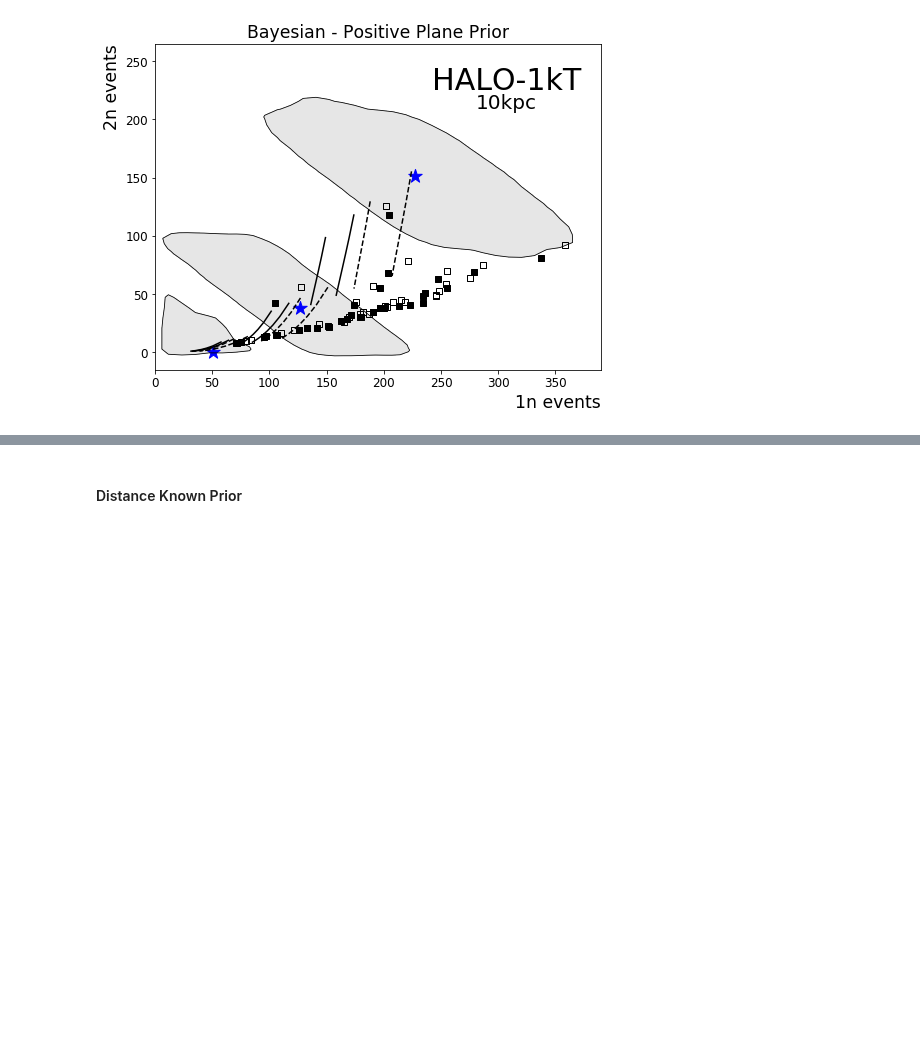
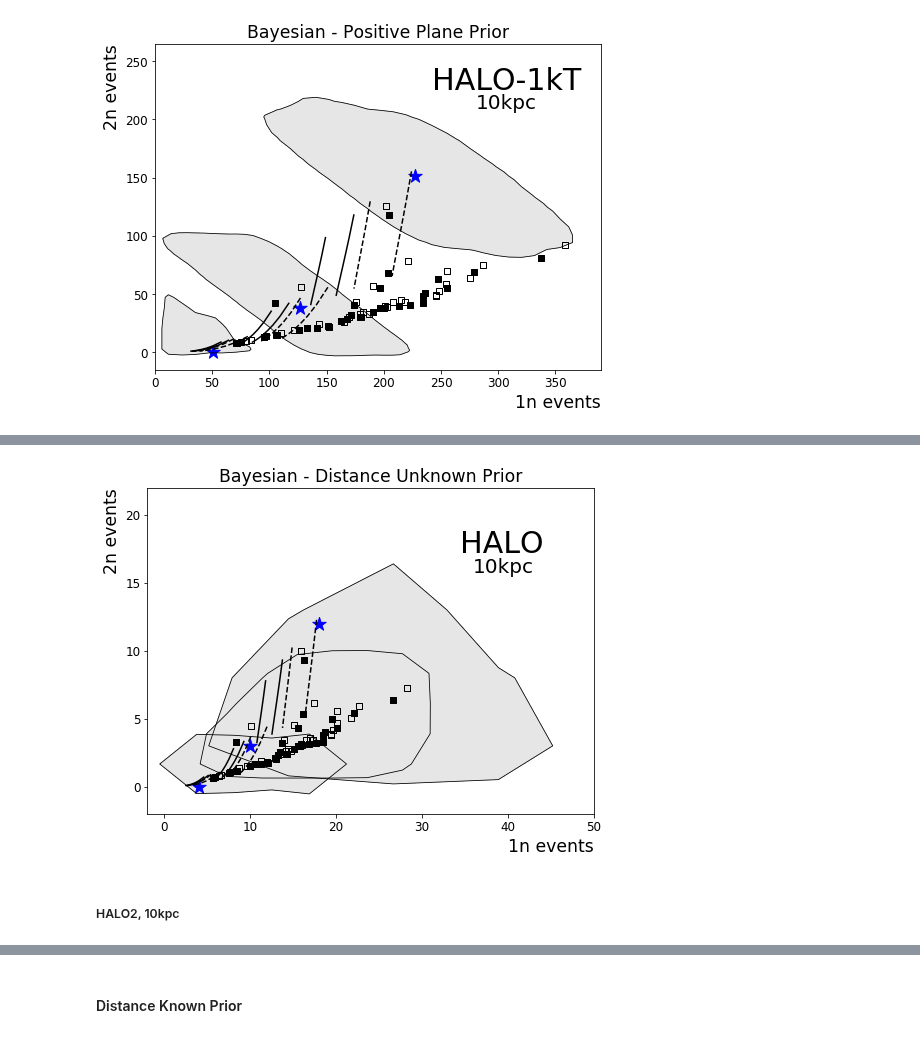
Before and after one commit to jfcrenshaw/halo, a Jupyter notebook: unfolding_plots.ipynb, the cells around one changed output, grey strips where cells are left out. Drawn from its saved outputs; the diff is of its cells as text; code cells hidden in the pictures; blank space fills up the shorter version.

```diff
--- a/unfolding_plots.ipynb
+++ b/unfolding_plots.ipynb
@@ -440,0 +494,5 @@ plt.show()
+# %%
+# Data for HALO 1, 10kpc, 18v12 10vs3 4v0
+h1_10kpc_18v12_1n, h1_10kpc_18v12_2n = np.load(unfolded_location+'halo1_10kpc_18v12_unfolded_bayesian_distUnknown.npy')
+h1_10kpc_10v3_1n,  h1_10kpc_10v3_2n  = np.load(unfolded_location+'halo1_10kpc_10v3_unfolded_bayesian_distUnknown.npy')
+h1_10kpc_4v0_1n,   h1_10kpc_4v0_2n   = np.load(unfolded_location+'halo1_10kpc_4v0_unfolded_bayesian_distUnknown.npy')
@@ -440,0 +536,42 @@ plt.show()
+# %%
+# HALO 1, 10kpc, 4vs0
+xmin = -5; xmax = 30; ymin = -5; ymax = 15
+xres = 30j; yres = 30j
+oneN_, twoN_ = density_cut(h1_10kpc_4v0_1n,h1_10kpc_4v0_2n,xmin,xmax,ymin,ymax,xres,yres,trim=True,cut=0.1)
+xres = 9j; yres = 10j
+xBdu2_3,yBdu2_3,zBdu2_3,cutBdu2_3 = density_cut(oneN_, twoN_,xmin,xmax,ymin,ymax,xres,yres,cut=0.05)
+#fig,ax = plt.subplots(1,1,figsize=figsize)
+#contours(xBdu2_3,yBdu2_3,zBdu2_3,cutBdu2_3,ax)
+#scatter(h1_10kpc_4v0_1n,h1_10kpc_4v0_2n,ax)
+#scatter(oneN_,twoN_,ax)
+# %%
+# Figure for HALO 1, 10kpc, 18v12 10vs3 4v0
+figBdu2,axBdu2 = plt.subplots(1,1,figsize=figsize)
+
+contours(xBdu2_1,yBdu2_1,zBdu2_1,cutBdu2_1,axBdu2)
+contours(xBdu2_2,yBdu2_2,zBdu2_2,cutBdu2_2,axBdu2)
+contours(xBdu2_3,yBdu2_3,zBdu2_3,cutBdu2_3,axBdu2)
+
+other_sn_models(axBdu2,1,10,False)
+snowglobes_curves(axBdu2,1,10,False)
+
+# Truth values
+Truth = [[18,10,4],[12,3,0]]
+axBdu2.scatter(Truth[0],Truth[1],color='b',marker='*',s=truth_size)
+
+# Title
+axBdu2.set_title('Bayesian - Distance Unknown Prior')
+axBdu2.text(0.7,0.8,'HALO',fontsize=exp_size,transform=axBdu2.transAxes)
+axBdu2.text(0.73,0.74,'10kpc',fontsize=dist_size,transform=axBdu2.transAxes)
+
+
+axBdu2.set_xlim(-2,50)
+axBdu2.set_ylim(-2,22)
+
+pylab.savefig('./figures/bayesian_distUnknown_unfolding_halo1_10kpc.png')
+
+plt.show()
+# %% [output]
+[figure, added]
+# %% [markdown]
+##### HALO2, 10kpc
```
Also changed, not shown: parts of 17 cells of this notebook, 3 other files.
